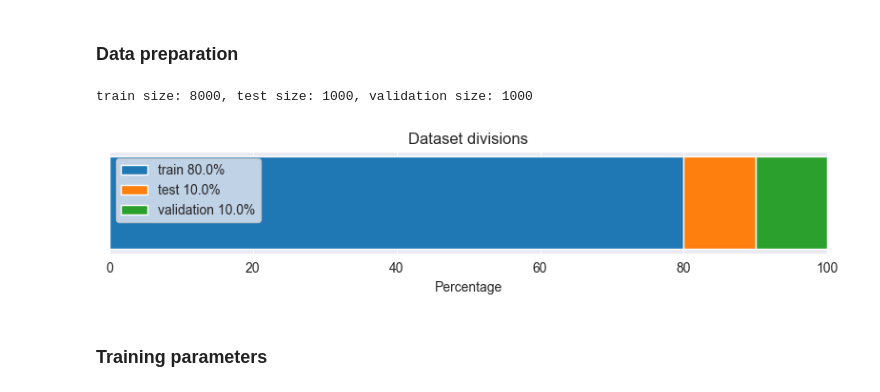
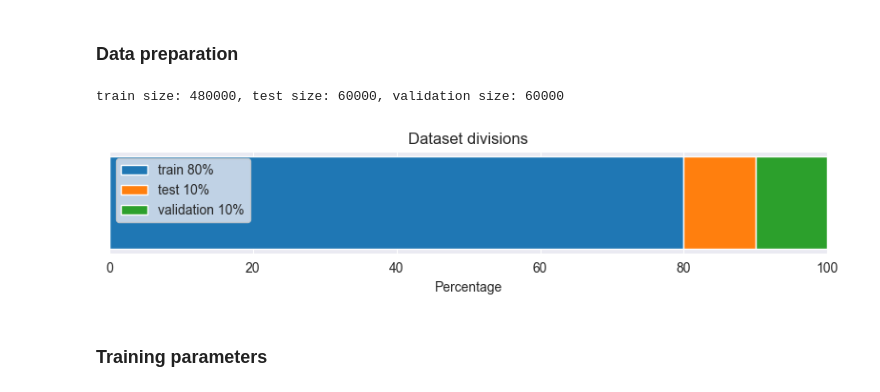
Before and after one commit to Lorenzo-Gardini/TextMining, a Jupyter notebook: project_notebook.ipynb, the cells around one changed output. Cells and saved outputs as stored; diff of their text form; code cells hidden in the pictures.

```diff
--- a/project_notebook.ipynb
+++ b/project_notebook.ipynb
@@ -139,8 +190,8 @@ def load_binary(file_path):
 ### DataFrame processing
 # %%
 def sample_balanced(dataframe: pd.DataFrame,
-                    max_samples_per_class: int = 20_000,
-                    groupby_column: str = 'stars',
+                    max_samples_per_class: int,
+                    groupby_column: str,
                     random_state: int = RANDOM_STATE):
   return dataframe.groupby(groupby_column)\
   .apply(lambda x: x.sample(max_samples_per_class, random_state=random_state))\
@@ -180,14 +231,6 @@ def apply_preprocess(preprocess_functions: List[Callable]):
     return dataframe
   return _apply_preprocess
 
-def save_csv(dataframe: pd.DataFrame, path:str, verbose:bool = True):
-    dataframe.to_csv(path, index=False)
-    if verbose:
-        print('file saved')
-
-def load_csv(path:str):
-    return pd.read_csv(path)
-
 def apply(series: pd.Series, mapping_function: Callable[[Any], Any]) -> List[Any]:
     return [mapping_function(value) for value in series.values]
 # %% [markdown]
@@ -565,6 +653,5 @@ dataset.head()
 # %%
-dataset = pd.read_csv(DATASET_PATH, header=None)
-dataset = set_columns(['stars', 'title', 'text'])(dataset)
+dataset = pd.read_csv(DATASET_PATH)
 dataset.head()
 # %% [output]
 |  | stars | title | text |
@@ -659,0 +741,5 @@ As we expected the middle category is less present. This is important during tra
+# %%
+dataset = sample_balanced(dataset,
+                          max_samples_per_class=MAX_SAMPLES_PER_CLASS,
+                          groupby_column='sentiment')
+save_csv(dataset, DATASET_600K)
@@ -1026 +939,16 @@ Y_weight = compute_class_weights(train_y)
+# %%
+X = dataset['text'].astype(str)
+y = dataset['sentiment']
+
+x_train, x_test, y_train, y_test = train_test_split(X, y,
+                                                    test_size=0.2,
+                                                    random_state=RANDOM_STATE)
+
+tfidf_vectorizer = TfidfVectorizer(min_df=3, max_df=0.95, ngram_range=(1, 3))
+tfidf_x_train = tfidf_vectorizer.fit_transform(x_train)
+tfidf_x_test = tfidf_vectorizer.transform(x_test)
+
+count_vectorizer = CountVectorizer(binary=True, min_df=3, max_df=0.95, ngram_range=(1, 3))
+counted_x_train = count_vectorizer.fit_transform(x_train)
+counted_x_test = count_vectorizer.transform(x_test)
 # %%
@@ -1114,6 +1094,6 @@ full_train_y = np.vstack([train_y, validation_y])
 # %%
-plot_divisions(train_y, test_y, validation_y)
+plot_divisions(y_train, y_test, y_validation)
 # %% [output]
-train size: 8000, test size: 1000, validation size: 1000
+train size: 480000, test size: 60000, validation size: 60000
-[figure, old version]
+[figure, new version]
 # %%
```
Also changed, not shown: parts of 133 cells of this notebook, 3 other files.
